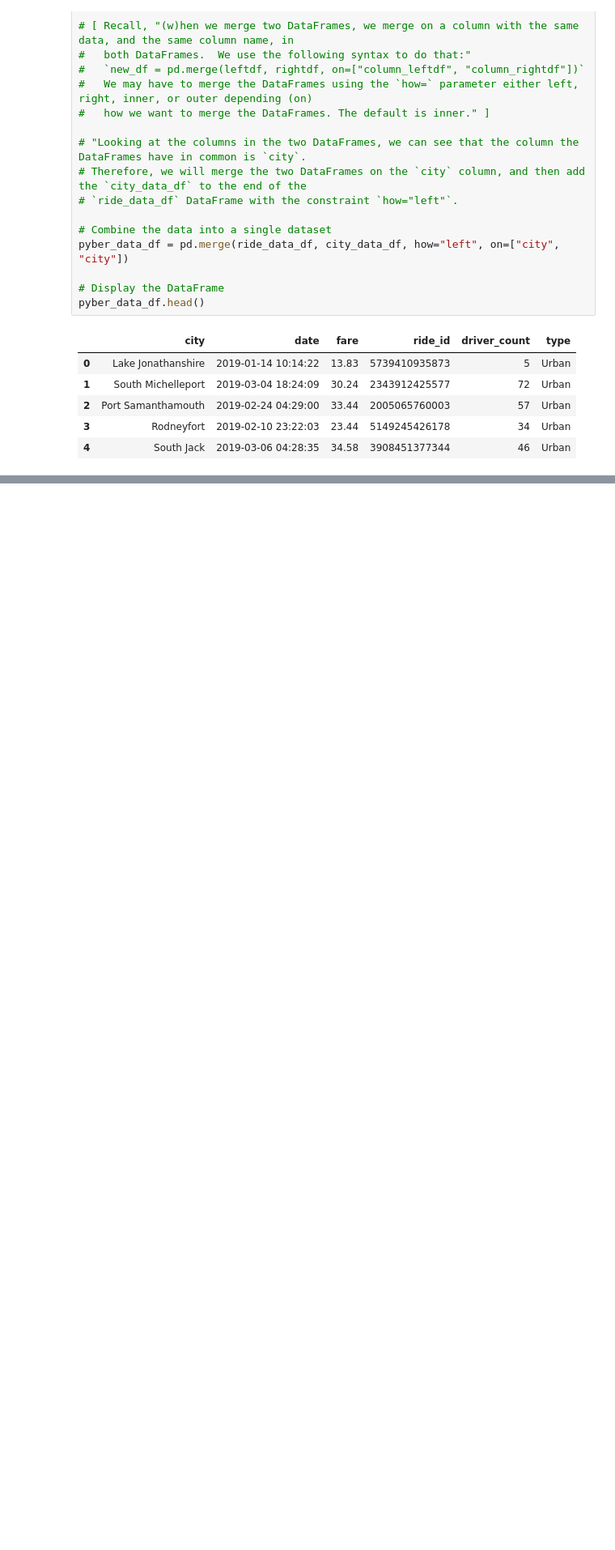
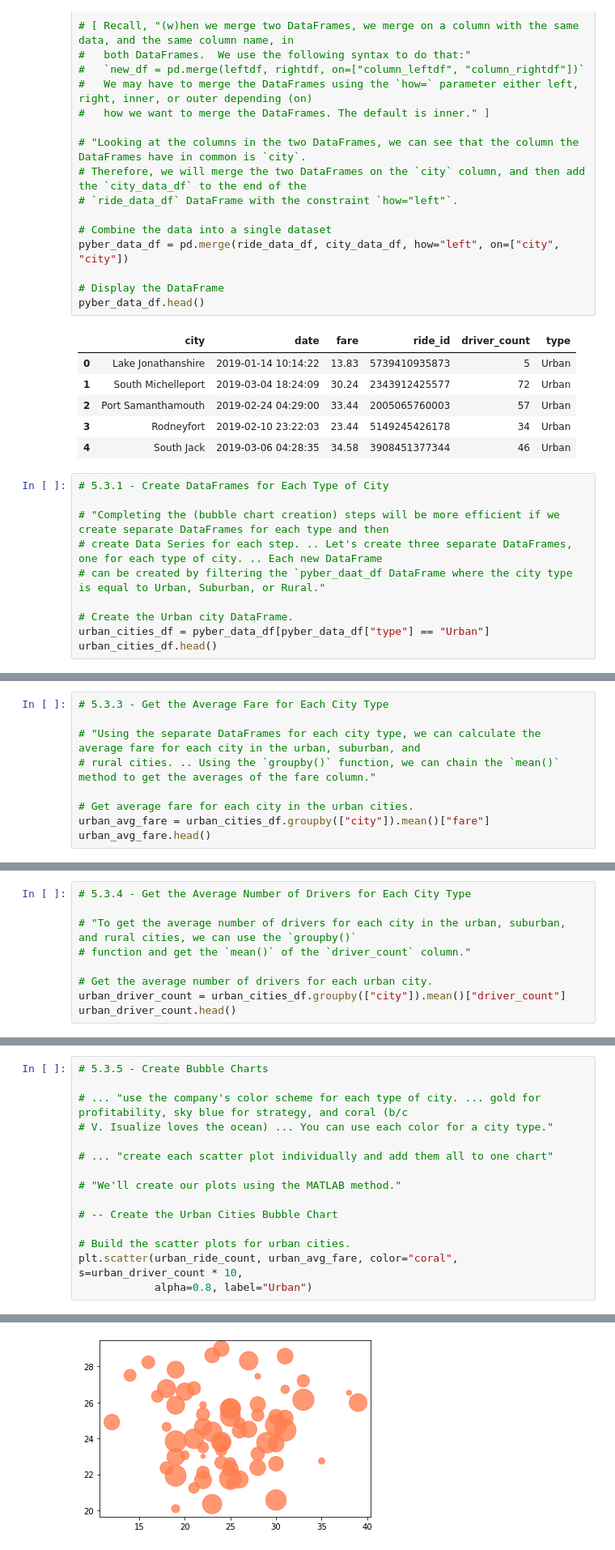
Before and after one commit to shanl5/PyBer_Analysis, a Jupyter notebook: PyBer.ipynb, the cells around one changed output, grey strips where cells are left out. Shown at 81% size. Saved outputs shown, nothing was run; the diff lists cells and outputs as text; blank space fills up the shorter version.

Commit message:
add and save bubble chart for ride-sharing data
Mod 5.3.7

```diff
--- a/PyBer.ipynb
+++ b/PyBer.ipynb
@@ -192,3 +192,13 @@ pyber_data_df.head()
 | 2 | Port Samanthamouth | 2019-02-24 04:29:00 | 33.44 | 2005065760003 | 57 | Urban |
 | 3 | Rodneyfort | 2019-02-10 23:22:03 | 23.44 | 5149245426178 | 34 | Urban |
 | 4 | South Jack | 2019-03-06 04:28:35 | 34.58 | 3908451377344 | 46 | Urban |
+# %%
+# 5.3.1 - Create DataFrames for Each Type of City
+
+# "Completing the (bubble chart creation) steps will be more efficient if we create separate DataFrames for each type and then
+# create Data Series for each step. .. Let's create three separate DataFrames, one for each type of city. .. Each new DataFrame
+# can be created by filtering the `pyber_daat_df DataFrame where the city type is equal to Urban, Suburban, or Rural."
+
+# Create the Urban city DataFrame.
+urban_cities_df = pyber_data_df[pyber_data_df["type"] == "Urban"]
+urban_cities_df.head()
@@ -194,0 +253,9 @@ pyber_data_df.head()
+# %%
+# 5.3.3 - Get the Average Fare for Each City Type
+
+# "Using the separate DataFrames for each city type, we can calculate the average fare for each city in the urban, suburban, and
+# rural cities. .. Using the `groupby()` function, we can chain the `mean()` method to get the averages of the fare column."
+
+# Get average fare for each city in the urban cities.
+urban_avg_fare = urban_cities_df.groupby(["city"]).mean()["fare"]
+urban_avg_fare.head()
@@ -194,0 +277,9 @@ pyber_data_df.head()
+# %%
+# 5.3.4 - Get the Average Number of Drivers for Each City Type
+
+# "To get the average number of drivers for each city in the urban, suburban, and rural cities, we can use the `groupby()`
+# function and get the `mean()` of the `driver_count` column."
+
+# Get the average number of drivers for each urban city.
+urban_driver_count = urban_cities_df.groupby(["city"]).mean()["driver_count"]
+urban_driver_count.head()
@@ -194,0 +304,16 @@ pyber_data_df.head()
+# %%
+# 5.3.5 - Create Bubble Charts
+
+# ... "use the company's color scheme for each type of city. ... gold for profitability, sky blue for strategy, and coral (b/c
+# V. Isualize loves the ocean) ... You can use each color for a city type."
+
+# ... "create each scatter plot individually and add them all to one chart"
+
+# "We'll create our plots using the MATLAB method."
+
+# -- Create the Urban Cities Bubble Chart
+
+# Build the scatter plots for urban cities.
+plt.scatter(urban_ride_count, urban_avg_fare, color="coral", s=urban_driver_count * 10,
+            alpha=0.8, label="Urban")
+# %% [output]
@@ -194,0 +321 @@ pyber_data_df.head()
+[figure, added]
```
Also changed, not shown: parts of 15 cells of this notebook, 1 other file.
